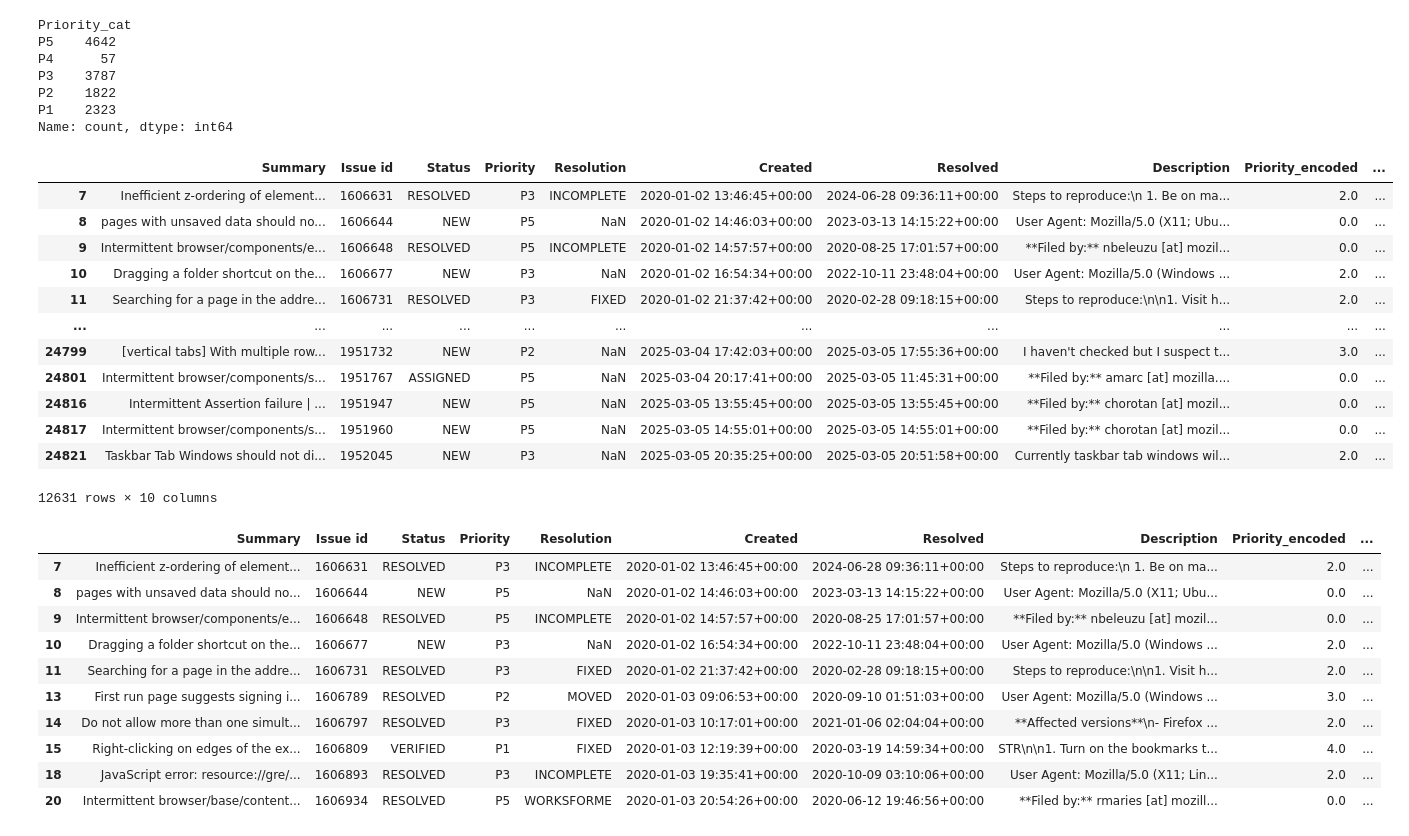
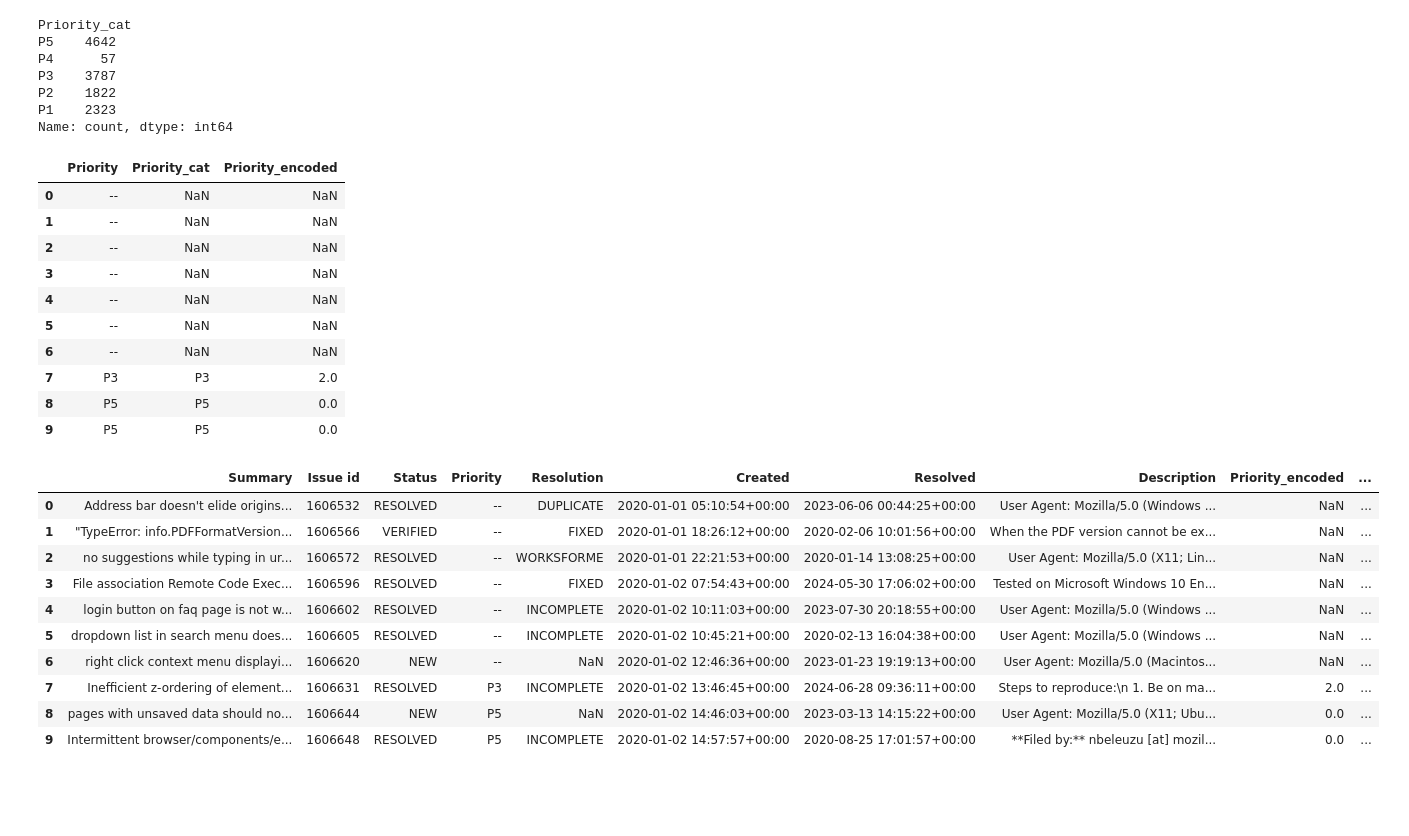
Before and after one commit to oloriafin/TeamQuals, a Jupyter notebook: Project-Del-3-TeamQuals.ipynb, the cells around one changed output. Drawn from its saved outputs; the diff is of its cells as text; code cells hidden in the pictures; blank space fills up the shorter version.

```diff
--- a/Project-Del-3-TeamQuals.ipynb
+++ b/Project-Del-3-TeamQuals.ipynb
@@ -150,37 +155,32 @@ P1    2323
 Name: count, dtype: int64
 # %%
 df[["Priority", "Priority_cat", "Priority_encoded"]].head(10)
-# Remove rows with unmapped priority values
-df = df.dropna(subset=["Priority_encoded"])
-df
 # %% [output]
-|  | Summary | Issue id | Status | Priority | Resolution | Created | Resolved | Description | Priority_encoded | ... |
-| 7 | Inefficient z-ordering of element... | 1606631 | RESOLVED | P3 | INCOMPLETE | 2020-01-02 13:46:45+00:00 | 2024-06-28 09:36:11+00:00 | Steps to reproduce:\n 1. Be on ma... | 2.0 | ... |
-| 8 | pages with unsaved data should no... | 1606644 | NEW | P5 | NaN | 2020-01-02 14:46:03+00:00 | 2023-03-13 14:15:22+00:00 | User Agent: Mozilla/5.0 (X11; Ubu... | 0.0 | ... |
-| 9 | Intermittent browser/components/e... | 1606648 | RESOLVED | P5 | INCOMPLETE | 2020-01-02 14:57:57+00:00 | 2020-08-25 17:01:57+00:00 | **Filed by:** nbeleuzu [at] mozil... | 0.0 | ... |
-| 10 | Dragging a folder shortcut on the... | 1606677 | NEW | P3 | NaN | 2020-01-02 16:54:34+00:00 | 2022-10-11 23:48:04+00:00 | User Agent: Mozilla/5.0 (Windows ... | 2.0 | ... |
-| 11 | Searching for a page in the addre... | 1606731 | RESOLVED | P3 | FIXED | 2020-01-02 21:37:42+00:00 | 2020-02-28 09:18:15+00:00 | Steps to reproduce:\n\n1. Visit h... | 2.0 | ... |
-| ... | ... | ... | ... | ... | ... | ... | ... | ... | ... | ... |
-| 24799 | [vertical tabs] With multiple row... | 1951732 | NEW | P2 | NaN | 2025-03-04 17:42:03+00:00 | 2025-03-05 17:55:36+00:00 | I haven't checked but I suspect t... | 3.0 | ... |
-| 24801 | Intermittent browser/components/s... | 1951767 | ASSIGNED | P5 | NaN | 2025-03-04 20:17:41+00:00 | 2025-03-05 11:45:31+00:00 | **Filed by:** amarc [at] mozilla.... | 0.0 | ... |
-| 24816 | Intermittent Assertion failure | ... | 1951947 | NEW | P5 | NaN | 2025-03-05 13:55:45+00:00 | 2025-03-05 13:55:45+00:00 | **Filed by:** chorotan [at] mozil... | 0.0 | ... |
-| 24817 | Intermittent browser/components/s... | 1951960 | NEW | P5 | NaN | 2025-03-05 14:55:01+00:00 | 2025-03-05 14:55:01+00:00 | **Filed by:** chorotan [at] mozil... | 0.0 | ... |
-| 24821 | Taskbar Tab Windows should not di... | 1952045 | NEW | P3 | NaN | 2025-03-05 20:35:25+00:00 | 2025-03-05 20:51:58+00:00 | Currently taskbar tab windows wil... | 2.0 | ... |
+|  | Priority | Priority_cat | Priority_encoded |
+| 0 | -- | NaN | NaN |
+| 1 | -- | NaN | NaN |
+| 2 | -- | NaN | NaN |
+| 3 | -- | NaN | NaN |
+| 4 | -- | NaN | NaN |
+| 5 | -- | NaN | NaN |
+| 6 | -- | NaN | NaN |
+| 7 | P3 | P3 | 2.0 |
+| 8 | P5 | P5 | 0.0 |
+| 9 | P5 | P5 | 0.0 |
-12631 rows × 10 columns
 # %%
 df.head(10)
 # %% [output]
 |  | Summary | Issue id | Status | Priority | Resolution | Created | Resolved | Description | Priority_encoded | ... |
+| 0 | Address bar doesn't elide origins... | 1606532 | RESOLVED | -- | DUPLICATE | 2020-01-01 05:10:54+00:00 | 2023-06-06 00:44:25+00:00 | User Agent: Mozilla/5.0 (Windows ... | NaN | ... |
+| 1 | "TypeError: info.PDFFormatVersion... | 1606566 | VERIFIED | -- | FIXED | 2020-01-01 18:26:12+00:00 | 2020-02-06 10:01:56+00:00 | When the PDF version cannot be ex... | NaN | ... |
+| 2 | no suggestions while typing in ur... | 1606572 | RESOLVED | -- | WORKSFORME | 2020-01-01 22:21:53+00:00 | 2020-01-14 13:08:25+00:00 | User Agent: Mozilla/5.0 (X11; Lin... | NaN | ... |
+| 3 | File association Remote Code Exec... | 1606596 | RESOLVED | -- | FIXED | 2020-01-02 07:54:43+00:00 | 2024-05-30 17:06:02+00:00 | Tested on Microsoft Windows 10 En... | NaN | ... |
+| 4 | login button on faq page is not w... | 1606602 | RESOLVED | -- | INCOMPLETE | 2020-01-02 10:11:03+00:00 | 2023-07-30 20:18:55+00:00 | User Agent: Mozilla/5.0 (Windows ... | NaN | ... |
+| 5 | dropdown list in search menu does... | 1606605 | RESOLVED | -- | INCOMPLETE | 2020-01-02 10:45:21+00:00 | 2020-02-13 16:04:38+00:00 | User Agent: Mozilla/5.0 (Windows ... | NaN | ... |
+| 6 | right click context menu displayi... | 1606620 | NEW | -- | NaN | 2020-01-02 12:46:36+00:00 | 2023-01-23 19:19:13+00:00 | User Agent: Mozilla/5.0 (Macintos... | NaN | ... |
 | 7 | Inefficient z-ordering of element... | 1606631 | RESOLVED | P3 | INCOMPLETE | 2020-01-02 13:46:45+00:00 | 2024-06-28 09:36:11+00:00 | Steps to reproduce:\n 1. Be on ma... | 2.0 | ... |
 | 8 | pages with unsaved data should no... | 1606644 | NEW | P5 | NaN | 2020-01-02 14:46:03+00:00 | 2023-03-13 14:15:22+00:00 | User Agent: Mozilla/5.0 (X11; Ubu... | 0.0 | ... |
 | 9 | Intermittent browser/components/e... | 1606648 | RESOLVED | P5 | INCOMPLETE | 2020-01-02 14:57:57+00:00 | 2020-08-25 17:01:57+00:00 | **Filed by:** nbeleuzu [at] mozil... | 0.0 | ... |
-| 10 | Dragging a folder shortcut on the... | 1606677 | NEW | P3 | NaN | 2020-01-02 16:54:34+00:00 | 2022-10-11 23:48:04+00:00 | User Agent: Mozilla/5.0 (Windows ... | 2.0 | ... |
-| 11 | Searching for a page in the addre... | 1606731 | RESOLVED | P3 | FIXED | 2020-01-02 21:37:42+00:00 | 2020-02-28 09:18:15+00:00 | Steps to reproduce:\n\n1. Visit h... | 2.0 | ... |
-| 13 | First run page suggests signing i... | 1606789 | RESOLVED | P2 | MOVED | 2020-01-03 09:06:53+00:00 | 2020-09-10 01:51:03+00:00 | User Agent: Mozilla/5.0 (Windows ... | 3.0 | ... |
-| 14 | Do not allow more than one simult... | 1606797 | RESOLVED | P3 | FIXED | 2020-01-03 10:17:01+00:00 | 2021-01-06 02:04:04+00:00 | **Affected versions**\n- Firefox ... | 2.0 | ... |
-| 15 | Right-clicking on edges of the ex... | 1606809 | VERIFIED | P1 | FIXED | 2020-01-03 12:19:39+00:00 | 2020-03-19 14:59:34+00:00 | STR\n\n1. Turn on the bookmarks t... | 4.0 | ... |
-| 18 | JavaScript error: resource://gre/... | 1606893 | RESOLVED | P3 | INCOMPLETE | 2020-01-03 19:35:41+00:00 | 2020-10-09 03:10:06+00:00 | User Agent: Mozilla/5.0 (X11; Lin... | 2.0 | ... |
-| 20 | Intermittent browser/base/content... | 1606934 | RESOLVED | P5 | WORKSFORME | 2020-01-03 20:54:26+00:00 | 2020-06-12 19:46:56+00:00 | **Filed by:** rmaries [at] mozill... | 0.0 | ... |
 # %%
 This code creates a function to process raw text by removing special characters, transforming to lowercase, tokenizing, stemming and removing stop words
 # %%
```
Also changed, not shown: parts of 10 cells of this notebook.
